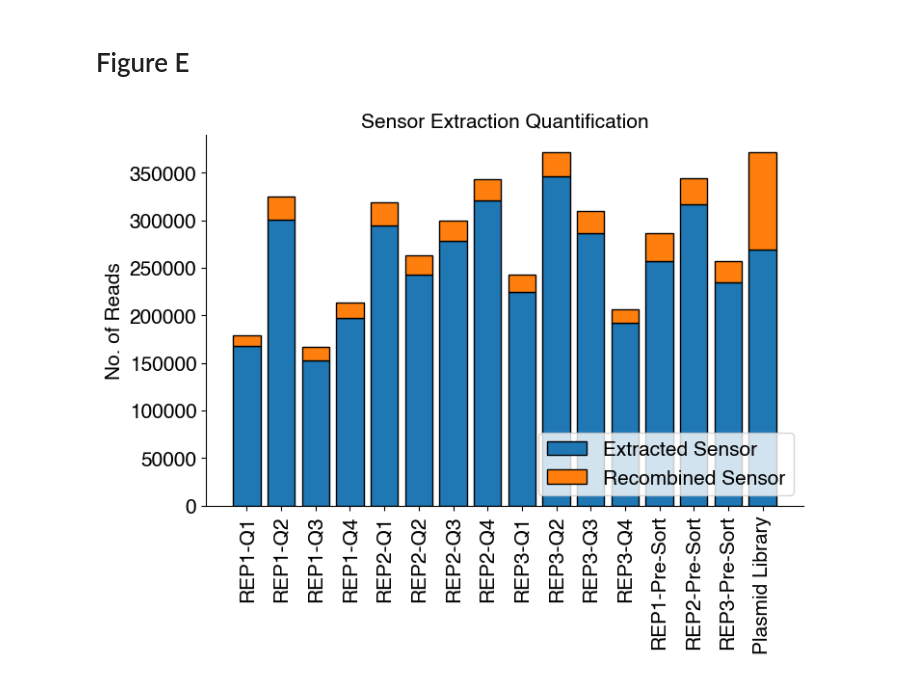
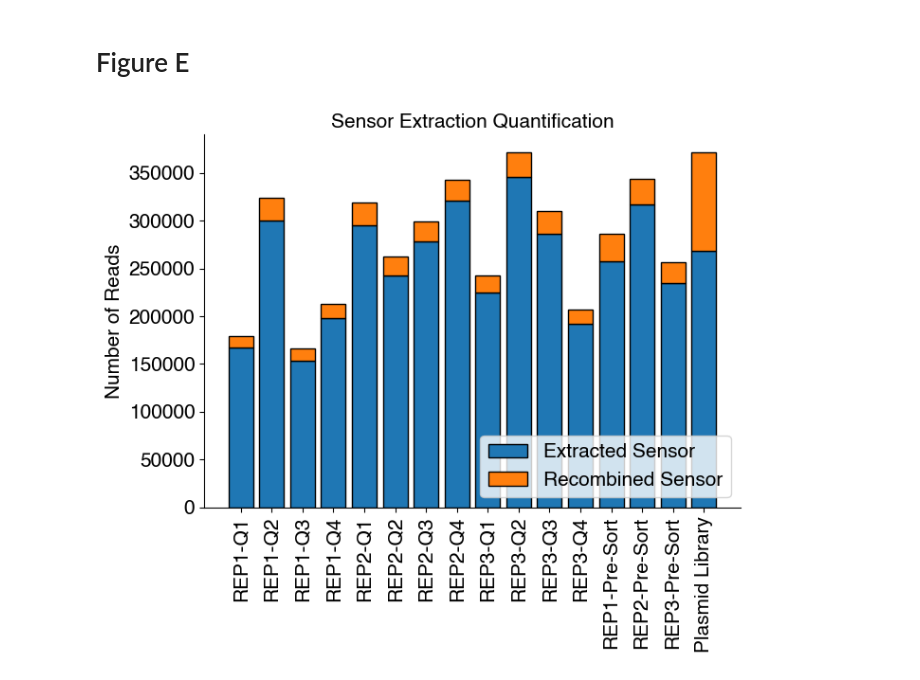
Before and after one commit to samgould2/KEAP1-mutLOH-prime-editing-sensor, a Jupyter notebook: supplementary_figures.ipynb, the cells around one changed output. Saved outputs shown, nothing was run; the diff lists cells and outputs as text; code cells hidden in the pictures.

```diff
--- a/supplementary_figures.ipynb
+++ b/supplementary_figures.ipynb
@@ -268,22 +270,23 @@ for i in count_names:
 # %%
 c1 = pd.DataFrame(r1)
 c1['Sample'] = count_names
 c1['extracted_perc'] = 100*c1['extracted']/c1['total']
 c1['recombined_perc'] = 100*c1['recombined']/c1['total']
 
-fig, ax = plt.subplots(figsize=(8,5))
+fig, ax = plt.subplots(figsize=(7,6))
 
 ax.bar(x=c1['Sample'], height=c1['extracted'], label='Extracted Sensor', linewidth=1, edgecolor='black')
 ax.bar(x=c1['Sample'], bottom=c1['extracted'], height = c1['recombined'], label='Recombined Sensor', linewidth=1, edgecolor='black')
 ax.legend(fontsize=15, loc='lower right')
 ax.spines[['top', 'right']].set_visible(False)
 ax.tick_params(axis='both', which='major', labelsize=15)
 ax.set_xticklabels(ax.get_xticklabels(), rotation=90);
-ax.set_ylabel('No. of Reads', fontsize=15)
+ax.set_ylabel('Number of Reads', fontsize=15)
 ax.set_title('Sensor Extraction Quantification', fontsize=15);
+fig.tight_layout()
 #fig.savefig('sensor_id_counts.pdf')
 # %% [output]
-[figure, old version]
+[figure, new version]
 # %%
 c1 = pd.DataFrame(r1)
 c1['Sample'] = count_names
```
Also changed, not shown: parts of 3 cells of this notebook, 1 other file.
